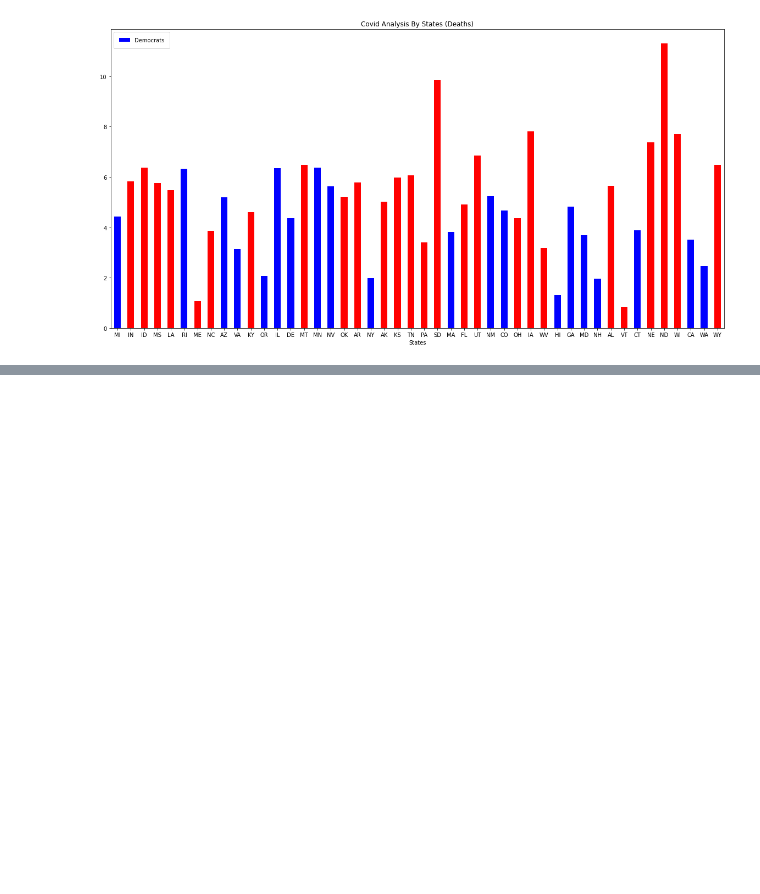
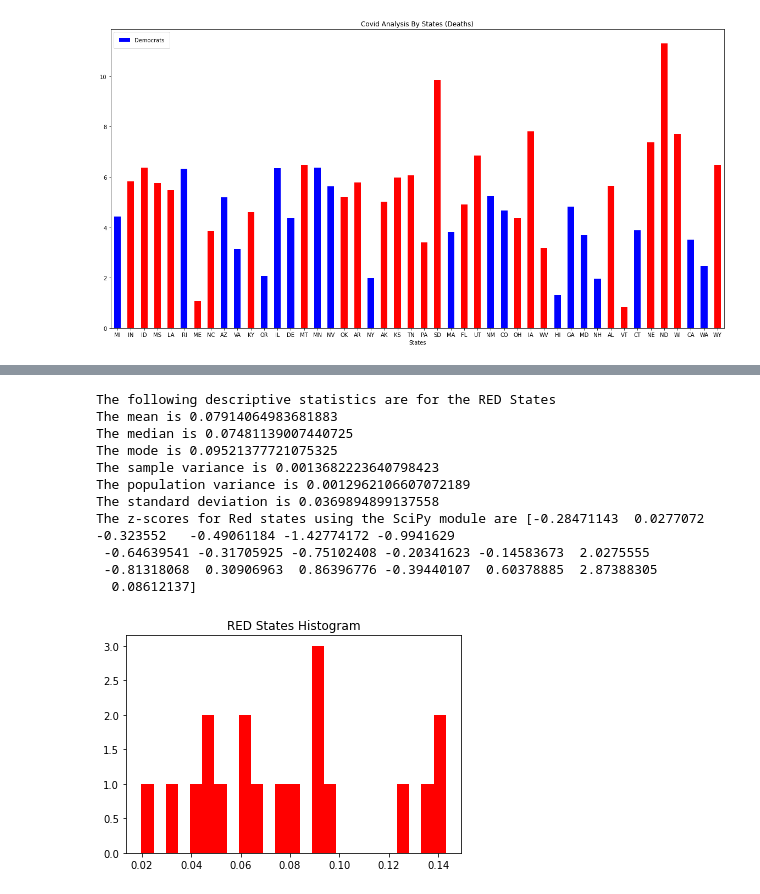
Before and after one commit to gt-data-bootcamp/data-science-bootcamp-project-1, a Jupyter notebook: covid-politics.ipynb, the cells around one changed output, grey strips where cells are left out. Saved outputs shown, nothing was run; the diff lists cells and outputs as text; code cells hidden in the pictures; blank space fills up the shorter version.

Commit message:
Hoppy Statistics

```diff
--- a/covid-politics.ipynb
+++ b/covid-politics.ipynb
@@ -371,3 +378,59 @@ fig.update_layout(margin={"r":0,"t":0,"l":0,"b":0})
 fig.show()
 # %%
 df.head()
+# %%
+red = covidbystate.loc[(covidbystate["Color"] == "red")]
+blue  = covidbystate.loc[(covidbystate["Color"] == "blue")]
+# %%
+#RED
+
+#The statistics module works on lists
+rpiv = red['PercentByDeaths'].values.tolist()
+rdbc = red['PercentByDeaths'].values.tolist()
+# First, we will find the mean
+redstates_mean = sta.mean(rpiv)
+
+# The print statement outputs input to the screen
+print("The following descriptive statistics are for the RED States")
+print("The mean is", redstates_mean)
+
+# Next, we find the median
+redstates_median = sta.median(rpiv)
+print("The median is", redstates_median)
+
+# The mode is the element that appears the most
+redstates_mode = sta.mode(rpiv)
+print("The mode is", redstates_mode)
+
+# The variance measures the spread of a distribution of data.
+redstates_svariance = sta.variance(rpiv)
+print("The sample variance is", redstates_svariance)
+
+redstates_popvariance = sta.pvariance(rpiv)
+print("The population variance is", redstates_popvariance)
+
+# The standard deviation, specifically,
+# it quantifies the spread or dispersion of a distribution.
+redstates_sstdev = sta.stdev(rpiv)
+print("The standard deviation is", redstates_sstdev)
+
+r_z_scipy = sts.zscore(red.PercentInfected)
+print(f"The z-scores for Red states using the SciPy module are {r_z_scipy}")
+
+# We plot the histogram and display it in the notebook
+plt.hist(rpiv, bins = 25, color = 'red')
+plt.title('RED States Histogram')
+plt.show()
+# %% [output]
+The following descriptive statistics are for the RED States
+The mean is 0.07914064983681883
+The median is 0.07481139007440725
+The mode is 0.09521377721075325
+The sample variance is 0.0013682223640798423
+The population variance is 0.0012962106607072189
+The standard deviation is 0.0369894899137558
+The z-scores for Red states using the SciPy module are [-0.28471143  0.0277072  -0.323552   -0.49061184 -1.42774172 -0.9941629
+ -0.64639541 -0.31705925 -0.75102408 -0.20341623 -0.14583673  2.0275555
+ -0.81318068  0.30906963  0.86396776 -0.39440107  0.60378885  2.87388305
+  0.08612137]
+[figure, added]
```
Also changed, not shown: parts of 6 cells of this notebook.
